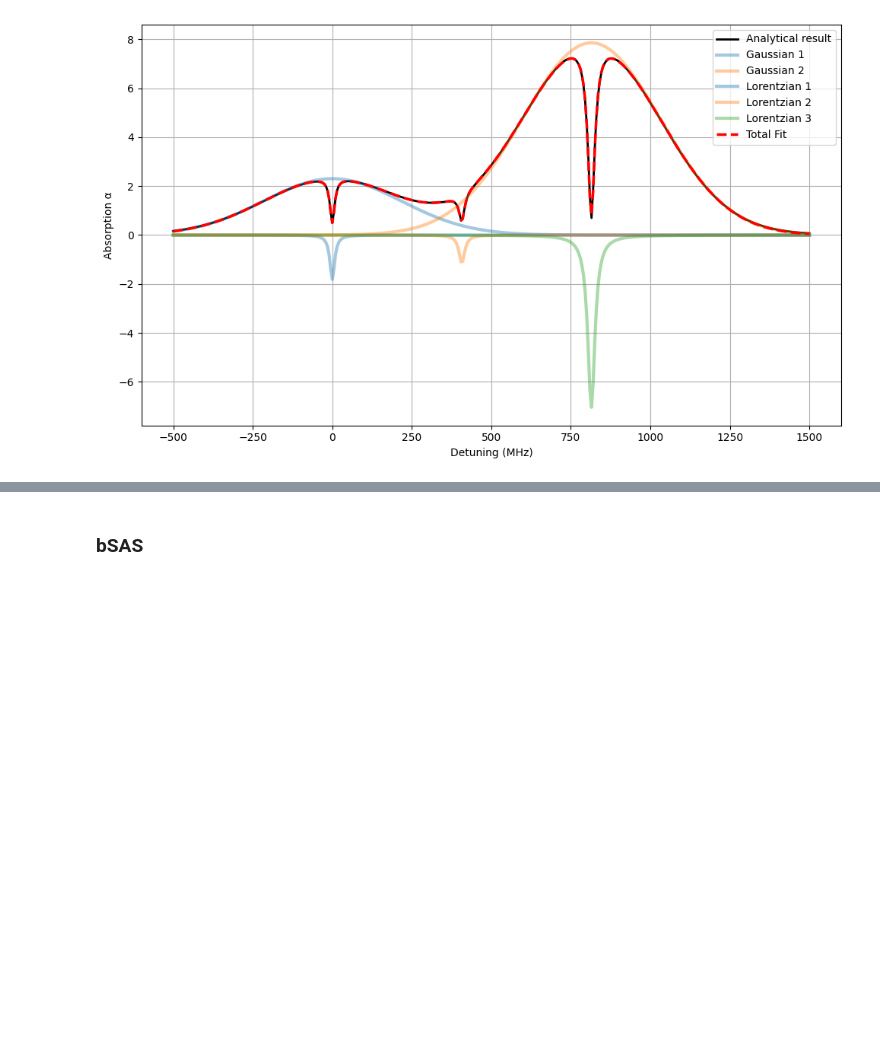
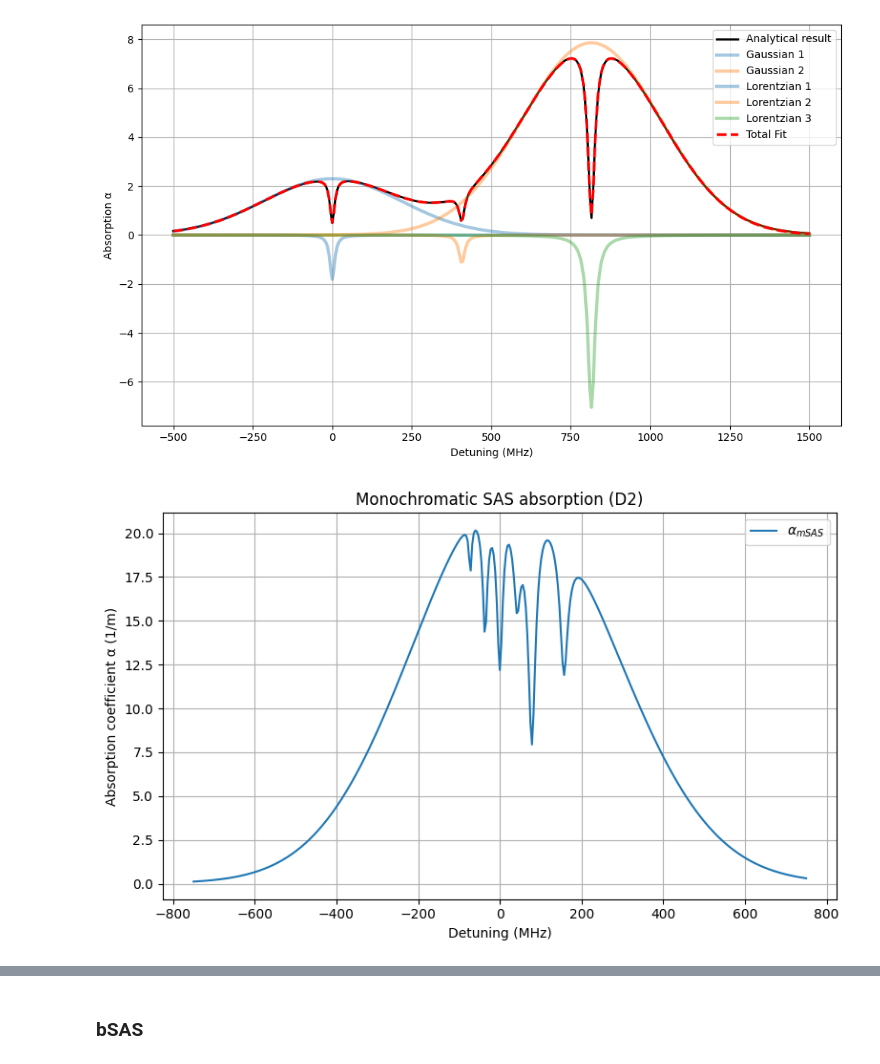
Before and after one commit to JonathanSugijanto/Bi-SAS-for-Optical-Clock, a Jupyter notebook: numeric.ipynb, the cells around one changed output, grey strips where cells are left out. Cells and saved outputs as stored; diff of their text form; code cells hidden in the pictures; blank space fills up the shorter version.

```diff
--- a/numeric.ipynb
+++ b/numeric.ipynb
@@ -1178,0 +1444,19 @@ Linewidth FWHM Γ ≈ -27.250 MHz
+# %%
+filename = "mSAS_alpha_output_D2.txt"
+
+data = np.loadtxt(filename, skiprows=1)   # skip header line
+
+delta_array_MHz = data[:, 0]
+alpha_array = data[:, 1]
+
+plt.figure(figsize=(8,5))
+plt.plot(delta_array_MHz, alpha_array, label=r'$\alpha_{mSAS}$')
+plt.xlabel('Detuning (MHz)')
+plt.ylabel('Absorption coefficient α (1/m)')
+plt.title('Monochromatic SAS absorption (D2)')
+plt.grid(True)
+plt.legend()
+plt.tight_layout()
+plt.show()
+# %% [output]
+[figure, new version]
```
Also changed, not shown: parts of 10 cells of this notebook, 1 other file.
